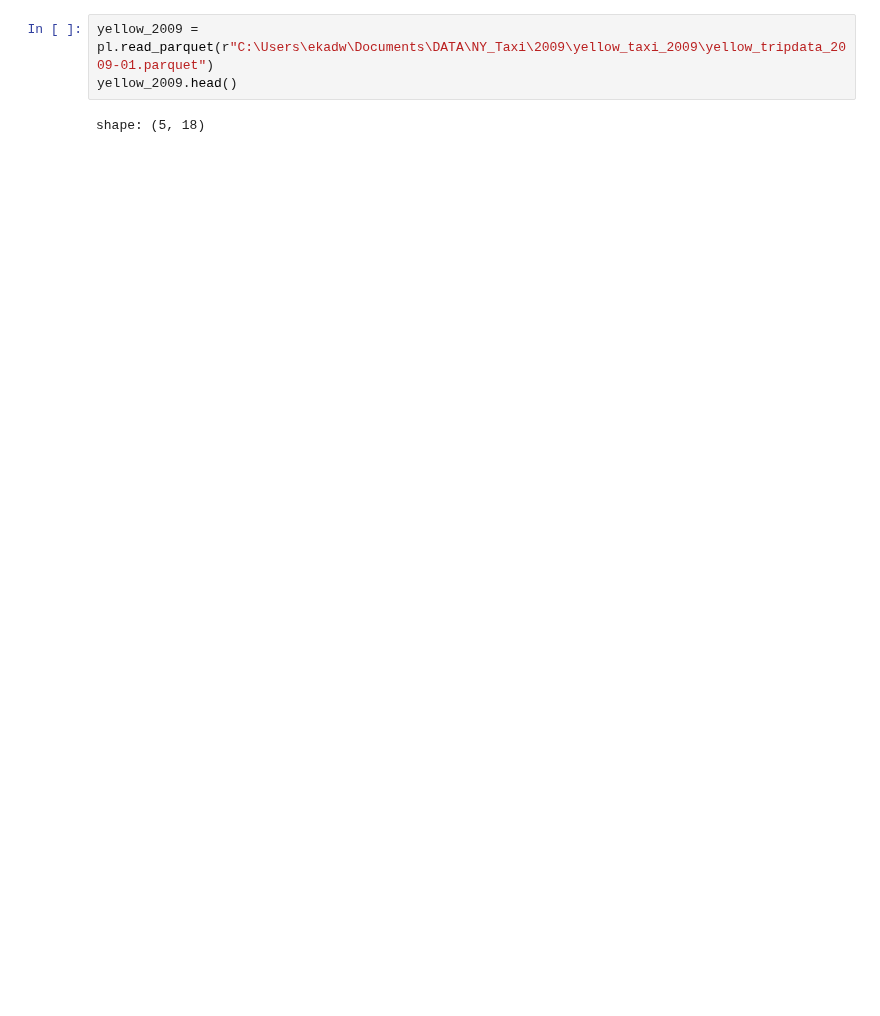
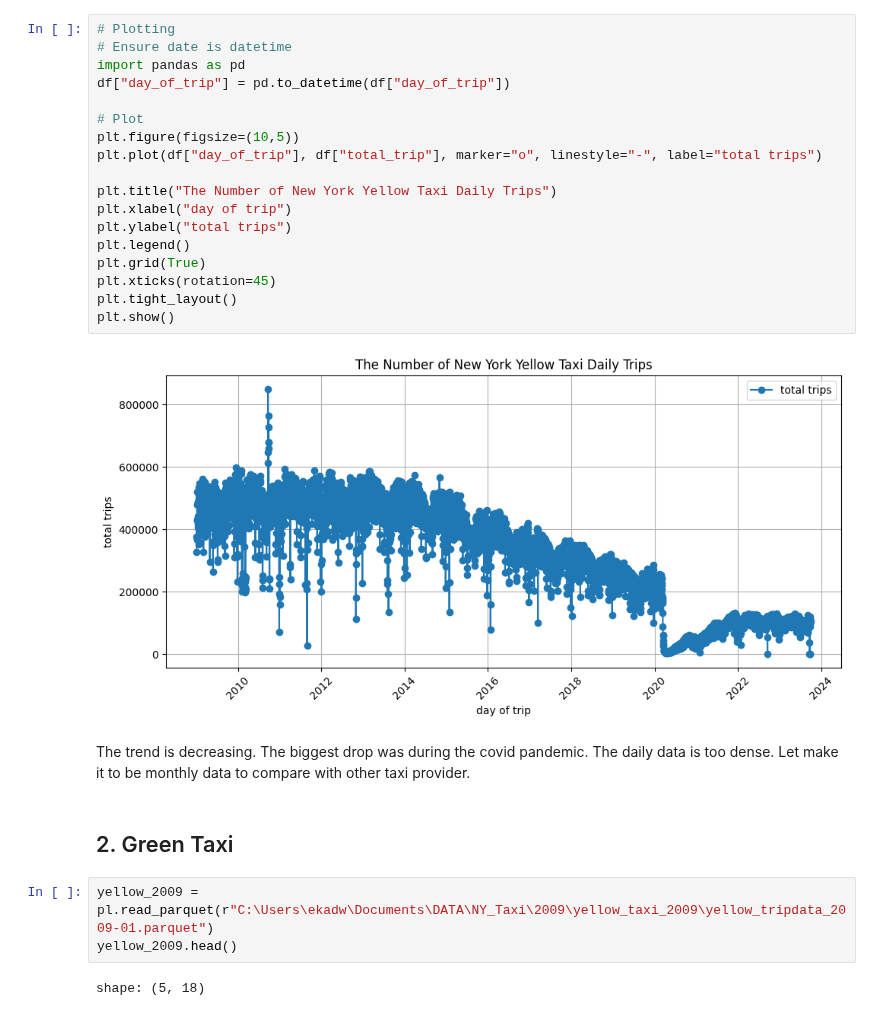
Before and after one commit to imdwipayana/Battlefield, a Jupyter notebook: DuckDB/Time_Series_Taxi/yellow_ts_2023.ipynb, the cells around one changed output. Cells and saved outputs as stored; diff of their text form; blank space fills up the shorter version.

```diff
--- a/DuckDB/Time_Series_Taxi/yellow_ts_2023.ipynb
+++ b/DuckDB/Time_Series_Taxi/yellow_ts_2023.ipynb
@@ -4,3 +279,27 @@ import duckdb
+# %%
+# Plotting
+# Ensure date is datetime
+import pandas as pd
+df["day_of_trip"] = pd.to_datetime(df["day_of_trip"])
+
+# Plot
+plt.figure(figsize=(10,5))
+plt.plot(df["day_of_trip"], df["total_trip"], marker="o", linestyle="-", label="total trips")
+
+plt.title("The Number of New York Yellow Taxi Daily Trips")
+plt.xlabel("day of trip")
+plt.ylabel("total trips")
+plt.legend()
+plt.grid(True)
+plt.xticks(rotation=45)
+plt.tight_layout()
+plt.show()
+# %% [output]
+[figure, added]
+# %% [markdown]
+The trend is decreasing. The biggest drop was during the covid pandemic. The daily data is too dense. Let make it to be monthly data to compare with other taxi provider.
+# %% [markdown]
+## 2. Green Taxi
 # %%
 yellow_2009 = pl.read_parquet(r"C:\Users\ekadw\Documents\DATA\NY_Taxi\2009\yellow_taxi_2009\yellow_tripdata_2009-01.parquet")
 yellow_2009.head()
```
Also changed, not shown: parts of 15 cells of this notebook.
